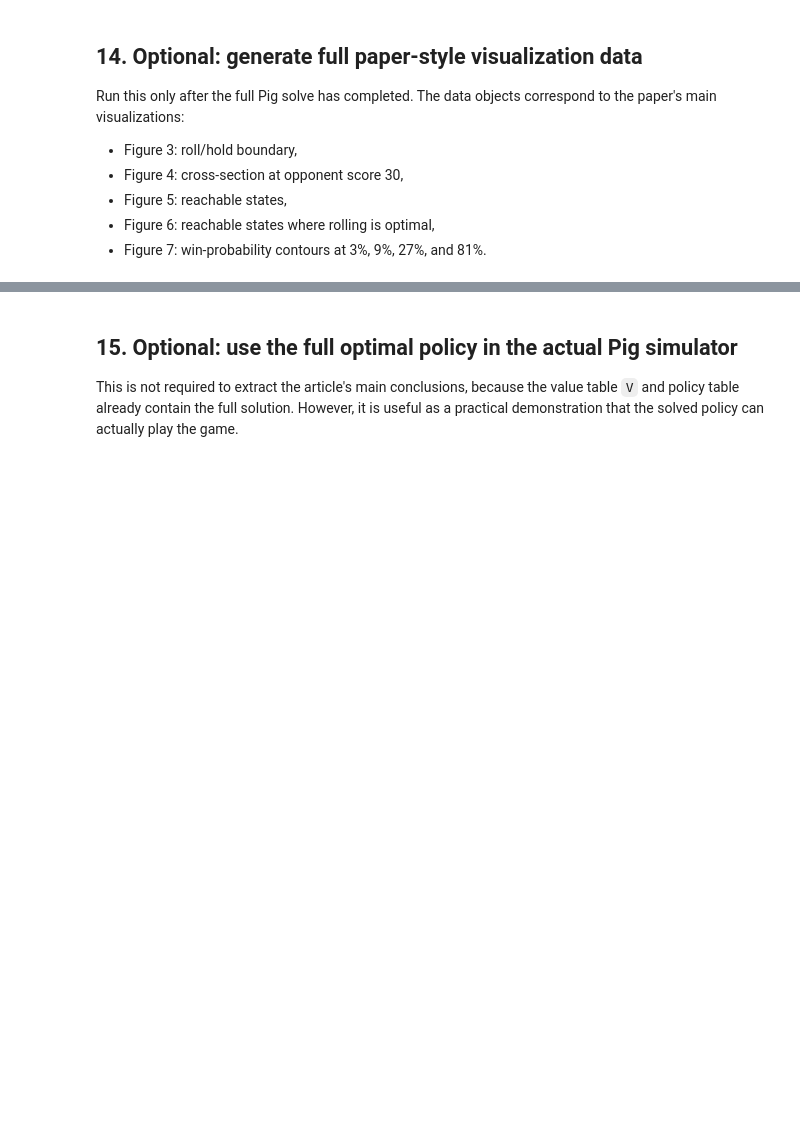
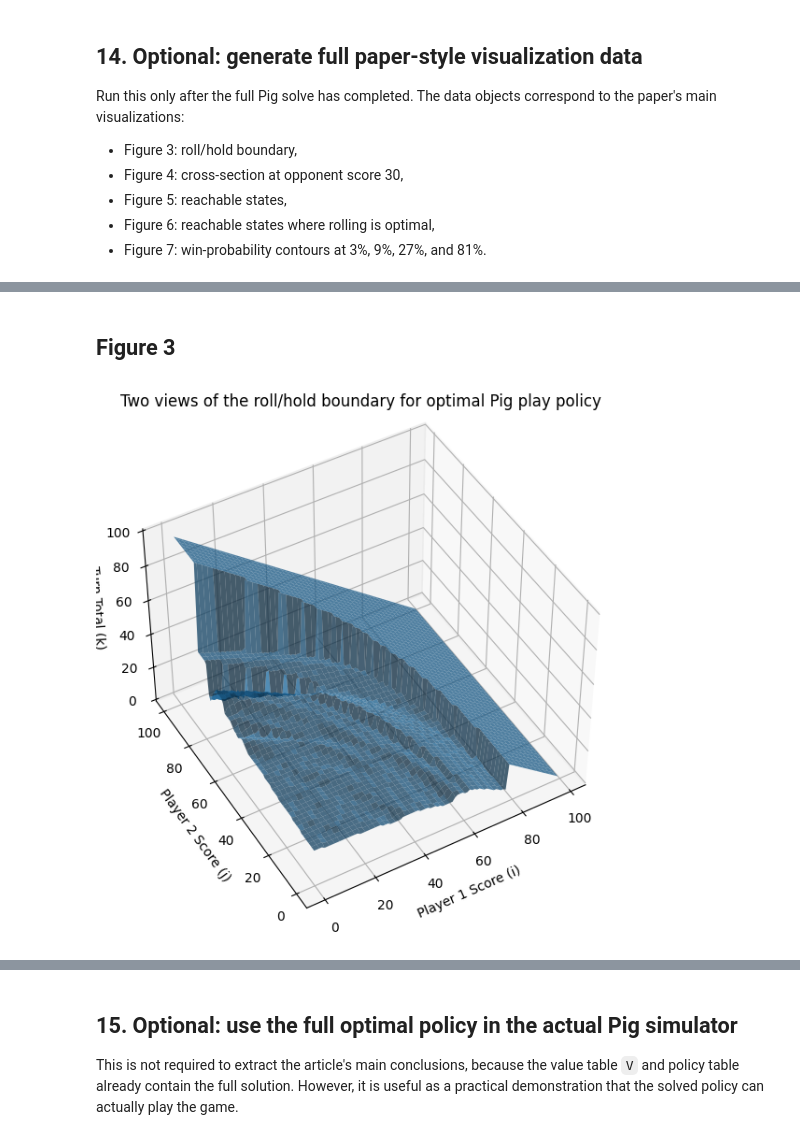
Before and after one commit to C-Rigby/Game_of_Pig_Assessment_3, a Jupyter notebook: Code/Running_demo.ipynb, the cells around one changed output, grey strips where cells are left out. Saved outputs shown, nothing was run; the diff lists cells and outputs as text; code cells hidden in the pictures; blank space fills up the shorter version.

```diff
--- a/Code/Running_demo.ipynb
+++ b/Code/Running_demo.ipynb
@@ -527,0 +560,9 @@ Run this only after the full Pig solve has completed. The data objects correspon
+# %% [markdown]
+## Figure 3
+# %%
+ax = ah.plot_figure3_policy_boundary(full_fig3_data,
+                                     title="Two views of the roll/hold boundary for optimal Pig play policy")
+ax.view_init(elev=45, azim=240)
+plt.show()
+# %% [output]
+[figure, added]
```
Also changed, not shown: parts of 21 cells of this notebook, 2 other files.
